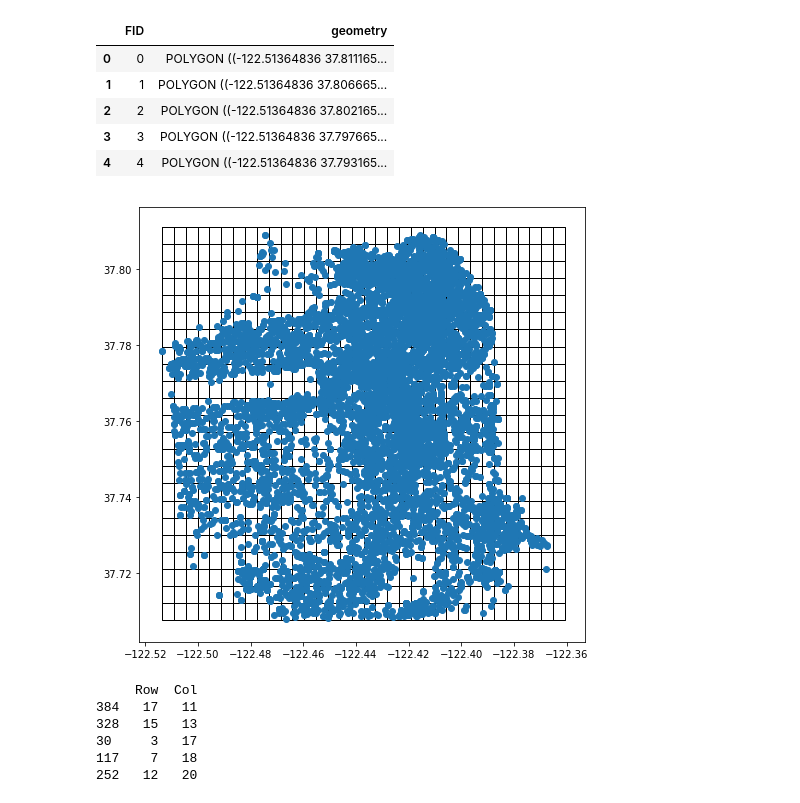
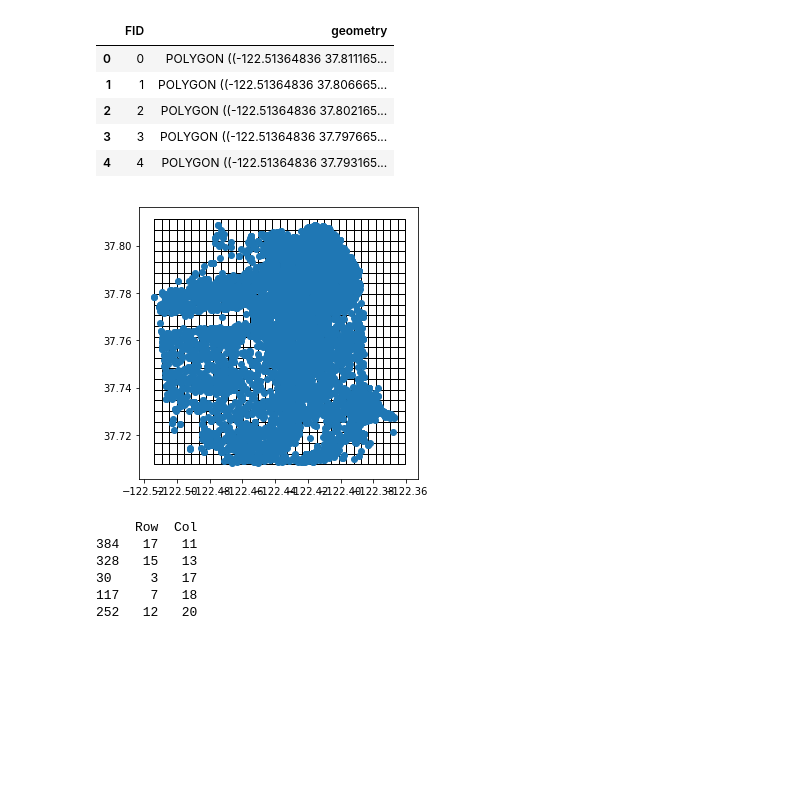
Before and after one commit to yixuantang/Machine-Learning-for-Cities-Course-Project, a Jupyter notebook: code/GP.ipynb, the cells around one changed output. Cells and saved outputs as stored; diff of their text form; code cells hidden in the pictures; blank space fills up the shorter version.

```diff
--- a/code/GP.ipynb
+++ b/code/GP.ipynb
@@ -102,15 +102,15 @@ prshp.head()
 # %%
 df['lonlat'] = list(zip(df.Lon,df.Lat))
 df['geometry'] = df.lonlat.apply(lambda x:shapely.geometry.Point(x))
 # convert to geopands geodataframe and export to shapefiles
 gdf = gpd.GeoDataFrame(df, geometry='geometry')
-plt.figure(figsize=(8, 8))
+plt.figure(figsize=(5, 5))
 ax = plt.subplot(111)
 prshp.plot(ax=ax, color='white', linewidth=1, edgecolor='black',)
 gdf.plot(ax=ax)
 plt.show()
 # %% [output]
-[figure, old version]
+[figure, new version]
 # %%
 df_2 = df.groupby(['Row','Col']).size().reset_index()
 df_2.columns = ['Row','Col','NumEvents']
```
Also changed, not shown: parts of 2 cells of this notebook.
